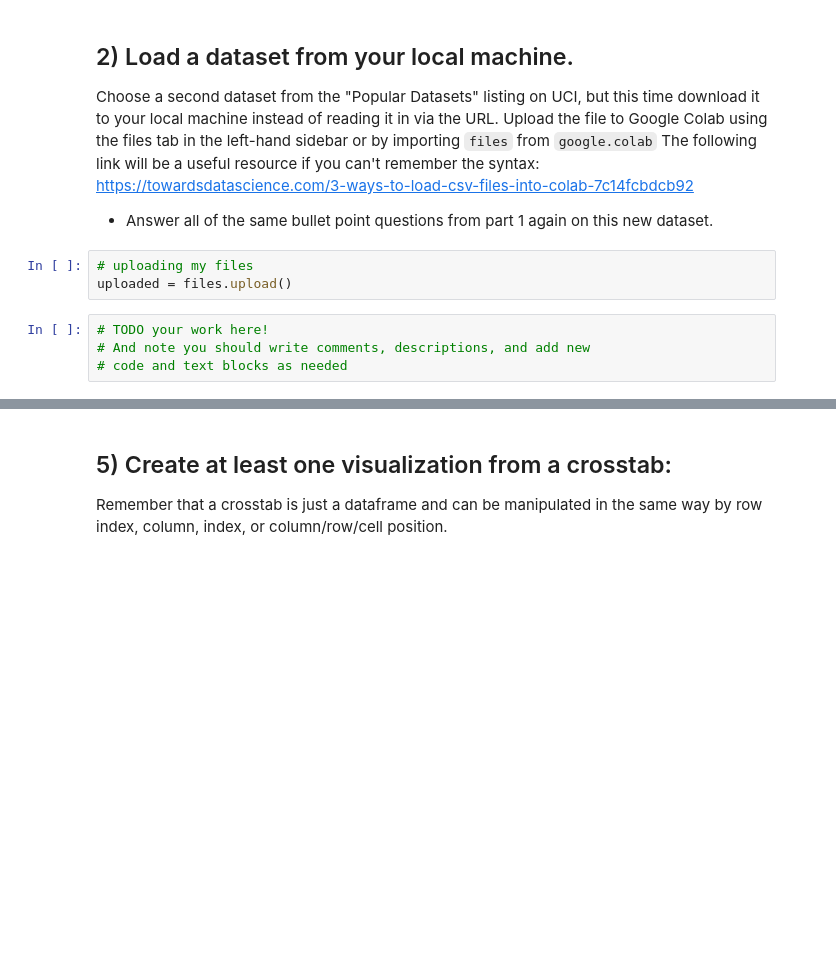
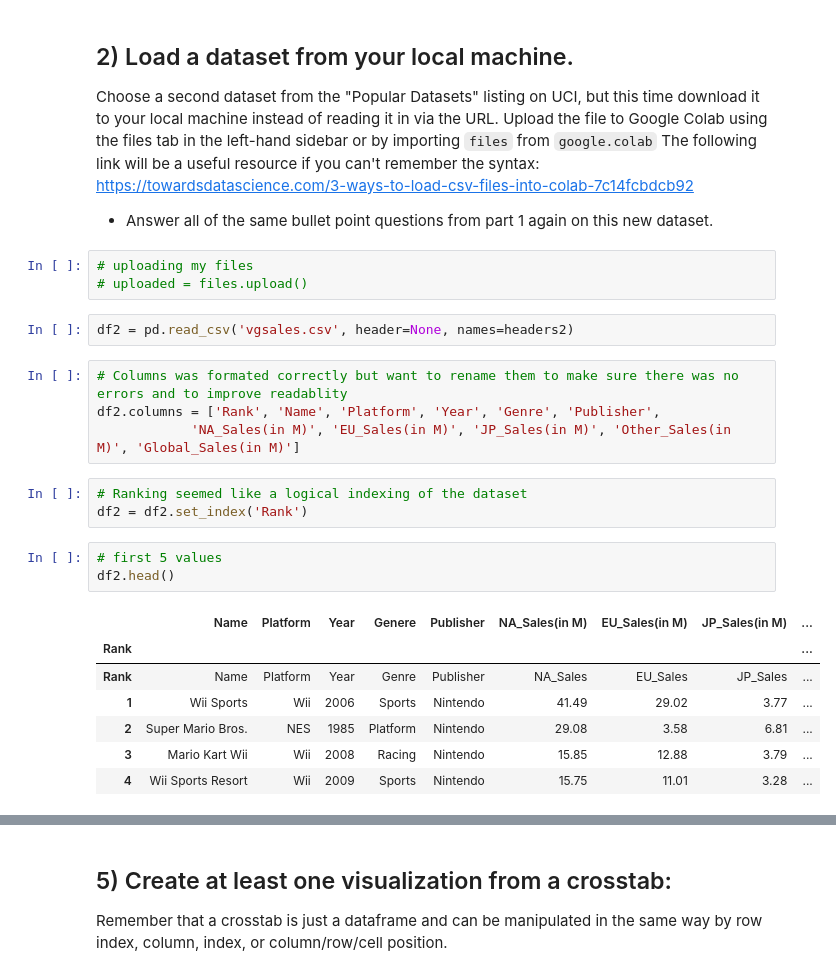
Before and after one commit to ChristianJJohnson/DS-Unit-1-Sprint-1-Data-Wrangling-and-Storytelling, a Jupyter notebook: module1-exploratory-data-analysis/LS_DS_111_Exploratory_Data_Analysis_Assignment.ipynb, the cells around one changed output, grey strips where cells are left out. Cells and saved outputs as stored; diff of their text form; blank space fills up the shorter version.

```diff
--- a/module1-exploratory-data-analysis/LS_DS_111_Exploratory_Data_Analysis_Assignment.ipynb
+++ b/module1-exploratory-data-analysis/LS_DS_111_Exploratory_Data_Analysis_Assignment.ipynb
@@ -123,8 +123,24 @@ Choose a second dataset from the "Popular Datasets" listing on UCI, but this tim
 - Answer all of the same bullet point questions from part 1 again on this new dataset.
 # %%
 # uploading my files
-uploaded = files.upload()
+# uploaded = files.upload()
-# %%
-# TODO your work here!
-# And note you should write comments, descriptions, and add new
-# code and text blocks as needed
+# %%
+df2 = pd.read_csv('vgsales.csv', header=None, names=headers2)
+# %%
+# Columns was formated correctly but want to rename them to make sure there was no errors and to improve readablity
+df2.columns = ['Rank', 'Name', 'Platform', 'Year', 'Genre', 'Publisher',
+            'NA_Sales(in M)', 'EU_Sales(in M)', 'JP_Sales(in M)', 'Other_Sales(in M)', 'Global_Sales(in M)']
+# %%
+# Ranking seemed like a logical indexing of the dataset
+df2 = df2.set_index('Rank')
+# %%
+# first 5 values
+df2.head()
+# %% [output]
+|  | Name | Platform | Year | Genere | Publisher | NA_Sales(in M) | EU_Sales(in M) | JP_Sales(in M) | ... |
+| Rank |  |  |  |  |  |  |  |  | ... |
+| Rank | Name | Platform | Year | Genre | Publisher | NA_Sales | EU_Sales | JP_Sales | ... |
+| 1 | Wii Sports | Wii | 2006 | Sports | Nintendo | 41.49 | 29.02 | 3.77 | ... |
+| 2 | Super Mario Bros. | NES | 1985 | Platform | Nintendo | 29.08 | 3.58 | 6.81 | ... |
+| 3 | Mario Kart Wii | Wii | 2008 | Racing | Nintendo | 15.85 | 12.88 | 3.79 | ... |
+| 4 | Wii Sports Resort | Wii | 2009 | Sports | Nintendo | 15.75 | 11.01 | 3.28 | ... |
```
Also changed, not shown: parts of 12 cells of this notebook.
